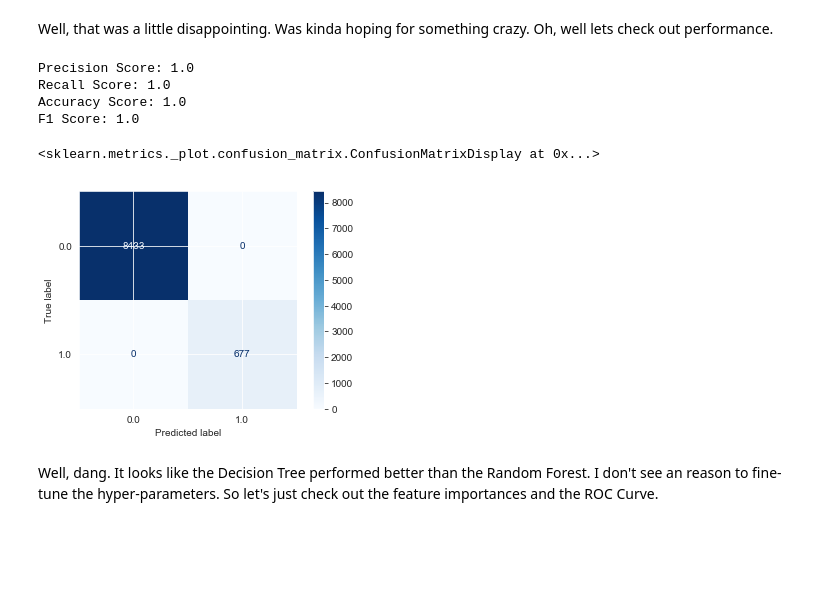
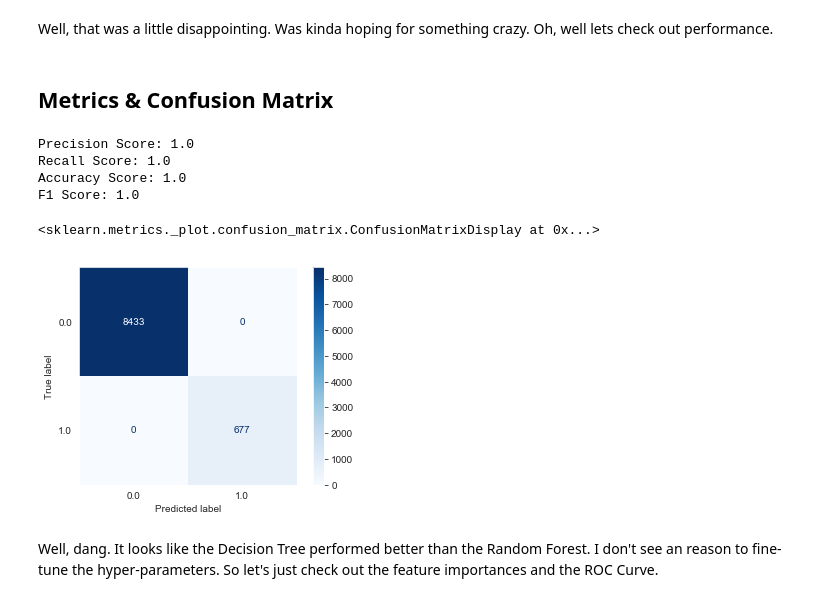
Before and after one commit to bmauss/LogReg_Analysis_of_Terry_Stops, a Jupyter notebook: 3. Modeling.ipynb, the cells around one changed output. Saved outputs shown, nothing was run; the diff lists cells and outputs as text; code cells hidden in the pictures; blank space fills up the shorter version.

```diff
--- a/3. Modeling.ipynb
+++ b/3. Modeling.ipynb
@@ -516,15 +516,18 @@ With that, we've found our best combination of parameters! Look how tight those
 ## Confusion Matrix
 This still seems too good to be true, so let's check it with a confusion matrix. To go one step further (even though our model was already cross-validated) we're going to validate this ourselves by entering the parameters in manually.
 # %%
-clf = RandomForestClassifier(criterion='gini',
+clf_RF = RandomForestClassifier(criterion='gini',
                              max_depth=5,
                              min_samples_split=2,
                              min_samples_leaf=1,
                              random_state=42,
                             class_weight='balanced')
 # %%
-clf.fit(X_train_scaled, y_train)
+clf_RF.fit(X_train_scaled, y_train)
 
-plot_confusion_matrix(clf, X_test_scaled, y_test, cmap=plt.cm.Blues)
+y_hat_test_rf = clf_RF.predict(X_test_scaled)
+
+sns.set_style('dark')
+plot_confusion_matrix(clf_RF, X_test_scaled, y_test, cmap=plt.cm.Blues)
 # %% [output]
 <sklearn.metrics._plot.confusion_matrix.ConfusionMatrixDisplay at 0x...>
@@ -619,16 +625,20 @@ Let's checkout some other modeling techniques.
 We'll take a step backward and try a Decision Tree. We'll also adjust the function we used to make the random forest and generalize it. First, let's just make a vanilla Decision Tree.
 # %%
 # Train Decision Tree
-
-clf = DecisionTreeClassifier(random_state=42, criterion='gini',
+clf_dt = DecisionTreeClassifier(random_state=42, criterion='gini',
                              class_weight='balanced')
-clf.fit(X_train_scaled, y_train)
+clf_dt.fit(X_train_scaled, y_train)
 
 # Plotting decision tree
+
+
 from sklearn import tree
+sns.set_style('dark')
 
-plt.figure(figsize=(12,12), dpi=500)
-tree.plot_tree(clf,
+
+plt.figure(figsize=(12,12), dpi=500, edgecolor='black')
+
+tree.plot_tree(clf_dt,
                feature_names=X.columns,
                class_names=np.unique(y).astype('str'),
                filled=True, rounded=True)
@@ -637,5 +647,7 @@ plt.show()
 [figure]
 # %% [markdown]
 Well, that was a little disappointing.  Was kinda hoping for something crazy.  Oh, well lets check out performance.
+# %% [markdown]
+## Metrics & Confusion Matrix
 # %%
 # Calculate the evaluation metrics
@@ -648,9 +660,10 @@ Recall Score: 1.0
 Accuracy Score: 1.0
 F1 Score: 1.0
 # %%
-plot_confusion_matrix(clf, X_test_scaled, y_test, cmap=plt.cm.Blues)
+sns.set_style('dark')
+plot_confusion_matrix(clf_dt, X_test_scaled, y_test, cmap=plt.cm.Blues)
 # %% [output]
 <sklearn.metrics._plot.confusion_matrix.ConfusionMatrixDisplay at 0x...>
-[figure, old version]
+[figure, new version]
 # %% [markdown]
 Well, dang.  It looks like the Decision Tree performed better than the Random Forest.  I don't see an reason to fine-tune the hyper-parameters.  So let's just check out the feature importances and the ROC Curve.
```
Also changed, not shown: parts of 36 cells of this notebook, 12 other files.
